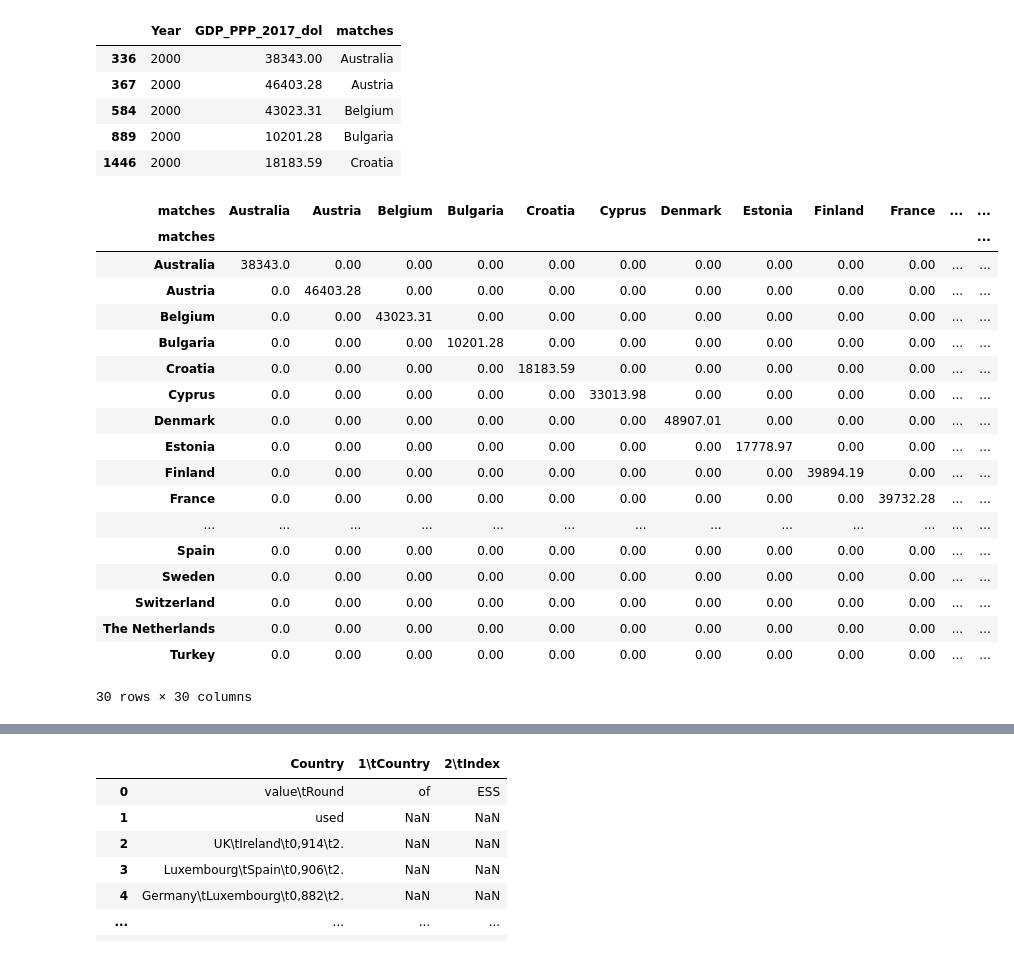
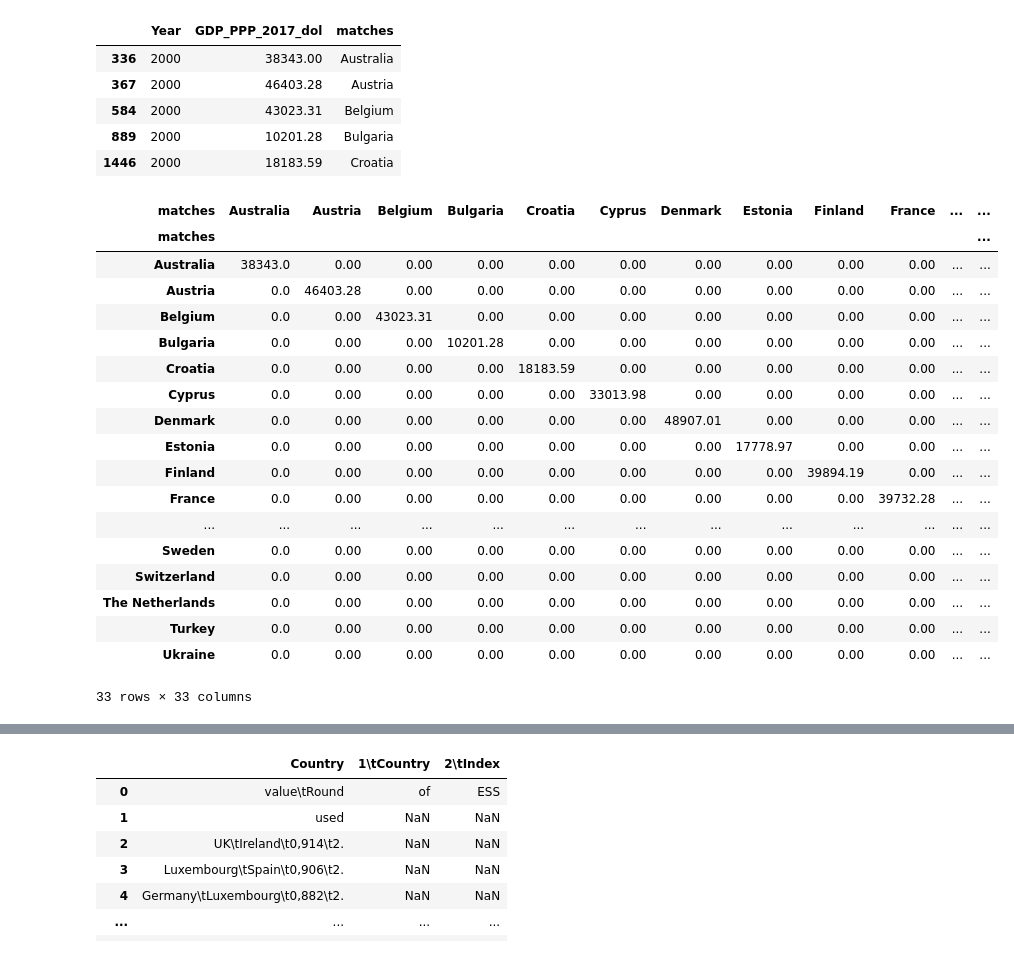
Before and after one commit to jackmheller/modernDataAnalytics, a Jupyter notebook: comm detection-Copy1.ipynb, the cells around one changed output, grey strips where cells are left out. Drawn from its saved outputs; the diff is of its cells as text; code cells hidden in the pictures.

```diff
--- a/comm detection-Copy1.ipynb
+++ b/comm detection-Copy1.ipynb
@@ -201,7 +201,7 @@ def proc_english(dataframe):
 
     participants = Eurovision_Decade_DataFrame("C:\\Users\\josia\\Documents\\GitHub\\modernDataAnalytics2022\\data\\Voting_totals.csv",
                                          round_type = "all")["From country"].unique()
-    match_dict = dict((land, similar(land.upper(), gdp_per_capita["Entity"])) for land in participants)
+    match_dict = dict((land, similar(land.upper(), english["Country"])) for land in participants)
     match_dict = pd.DataFrame.from_dict(match_dict, orient='index')
     match_dict.reset_index()
     match_dict['Country'] = match_dict.index
@@ -632,31 +662,31 @@ gdp_data.head()
 # %%
 # How to get adjacency matrix...
 df = pd.crosstab(gdp_data.matches, gdp_data.matches, gdp_data.GDP_PPP_2017_dol, aggfunc=sum)
 idx = df.columns.union(df.index)
 df = df.reindex(index = idx, columns=idx, fill_value=0)
-df = df.fillna(0)
-# df_gdp = df + df.T - np.diag(np.diag(df))
+df_gdp = df.fillna(0)
+# df_gdp = df_gdp + df_gdp.T - np.diag(np.diag(df_gdp))
 df_gdp
 # %% [output]
 | matches | Australia | Austria | Belgium | Bulgaria | Croatia | Cyprus | Denmark | Estonia | Finland | France | ... | ... |
 | matches |  |  |  |  |  |  |  |  |  |  |  | ... |
 | Australia | 38343.0 | 0.00 | 0.00 | 0.00 | 0.00 | 0.00 | 0.00 | 0.00 | 0.00 | 0.00 | ... | ... |
 | Austria | 0.0 | 46403.28 | 0.00 | 0.00 | 0.00 | 0.00 | 0.00 | 0.00 | 0.00 | 0.00 | ... | ... |
 | Belgium | 0.0 | 0.00 | 43023.31 | 0.00 | 0.00 | 0.00 | 0.00 | 0.00 | 0.00 | 0.00 | ... | ... |
 | Bulgaria | 0.0 | 0.00 | 0.00 | 10201.28 | 0.00 | 0.00 | 0.00 | 0.00 | 0.00 | 0.00 | ... | ... |
 | Croatia | 0.0 | 0.00 | 0.00 | 0.00 | 18183.59 | 0.00 | 0.00 | 0.00 | 0.00 | 0.00 | ... | ... |
 | Cyprus | 0.0 | 0.00 | 0.00 | 0.00 | 0.00 | 33013.98 | 0.00 | 0.00 | 0.00 | 0.00 | ... | ... |
 | Denmark | 0.0 | 0.00 | 0.00 | 0.00 | 0.00 | 0.00 | 48907.01 | 0.00 | 0.00 | 0.00 | ... | ... |
 | Estonia | 0.0 | 0.00 | 0.00 | 0.00 | 0.00 | 0.00 | 0.00 | 17778.97 | 0.00 | 0.00 | ... | ... |
 | Finland | 0.0 | 0.00 | 0.00 | 0.00 | 0.00 | 0.00 | 0.00 | 0.00 | 39894.19 | 0.00 | ... | ... |
 | France | 0.0 | 0.00 | 0.00 | 0.00 | 0.00 | 0.00 | 0.00 | 0.00 | 0.00 | 39732.28 | ... | ... |
 | ... | ... | ... | ... | ... | ... | ... | ... | ... | ... | ... | ... | ... |
-| Spain | 0.0 | 0.00 | 0.00 | 0.00 | 0.00 | 0.00 | 0.00 | 0.00 | 0.00 | 0.00 | ... | ... |
 | Sweden | 0.0 | 0.00 | 0.00 | 0.00 | 0.00 | 0.00 | 0.00 | 0.00 | 0.00 | 0.00 | ... | ... |
 | Switzerland | 0.0 | 0.00 | 0.00 | 0.00 | 0.00 | 0.00 | 0.00 | 0.00 | 0.00 | 0.00 | ... | ... |
 | The Netherlands | 0.0 | 0.00 | 0.00 | 0.00 | 0.00 | 0.00 | 0.00 | 0.00 | 0.00 | 0.00 | ... | ... |
 | Turkey | 0.0 | 0.00 | 0.00 | 0.00 | 0.00 | 0.00 | 0.00 | 0.00 | 0.00 | 0.00 | ... | ... |
+| Ukraine | 0.0 | 0.00 | 0.00 | 0.00 | 0.00 | 0.00 | 0.00 | 0.00 | 0.00 | 0.00 | ... | ... |
-30 rows × 30 columns
+33 rows × 33 columns
 # %%
 # How to get adjacency matrix...
 df = pd.crosstab(english.matches, english.matches, english.percent_english, aggfunc=sum)
```
Also changed, not shown: parts of 42 cells of this notebook.
